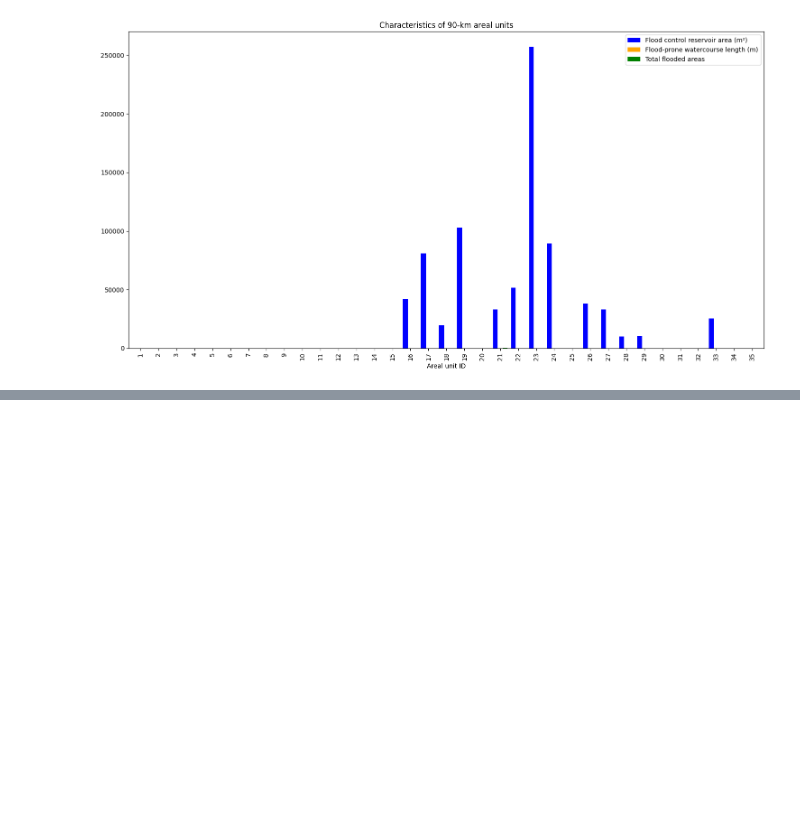
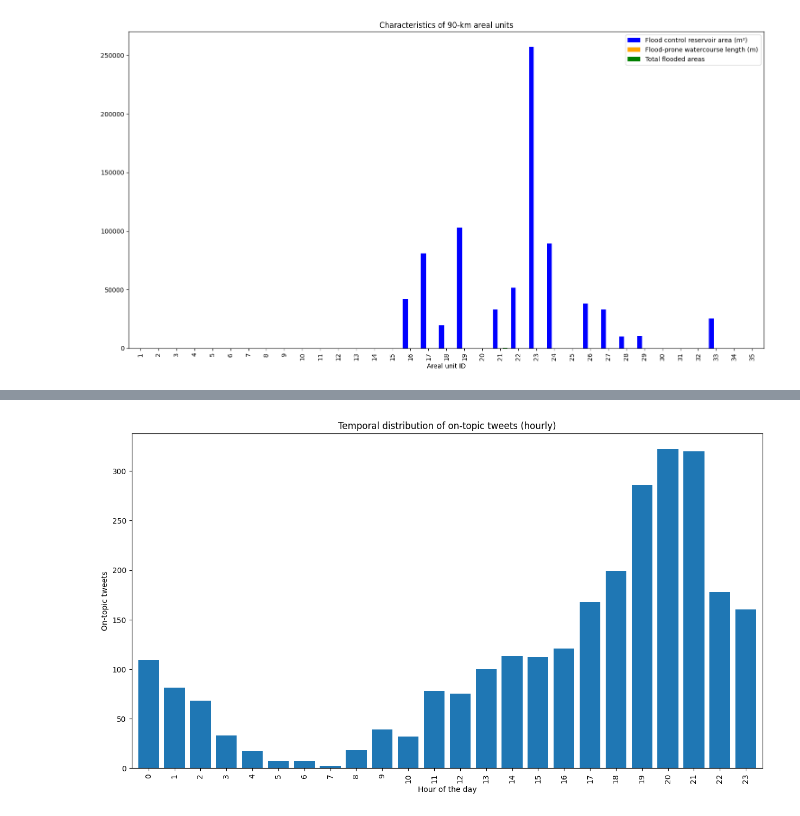
Before and after one commit to liviadegrossi/MBA-Monograph, a Jupyter notebook: data-exploration.ipynb, the cells around one changed output, grey strips where cells are left out. Cells and saved outputs as stored; diff of their text form; code cells hidden in the pictures; blank space fills up the shorter version.

Commit message:
Exploratory analysis - hourly distribution of on-topic tweets

```diff
--- a/data-exploration.ipynb
+++ b/data-exploration.ipynb
@@ -1264,0 +1277,4 @@ plt.show()
+# %%
+on_topic_tweets_temporal_distribution = on_topic_tweets_sp.copy()
+on_topic_tweets_temporal_distribution['hour'] = on_topic_tweets_temporal_distribution['created_at'].dt.hour
+on_topic_tweets_temporal_distribution.head()
@@ -1264,0 +1288,3 @@ plt.show()
+# %%
+on_topic_tweets_temporal_distribution_hour = on_topic_tweets_temporal_distribution.groupby('hour').size().reset_index(name='total_tweets')
+on_topic_tweets_temporal_distribution_hour.head(24)
@@ -1264,0 +1309,16 @@ plt.show()
+# %%
+ax_on_topic_tweets_temporal_distribution_hour = on_topic_tweets_temporal_distribution_hour.plot.bar(
+    x='hour',
+    y='total_tweets',
+    width=0.8,
+    figsize=(15, 8),
+    xlabel='Hour of the day',
+    ylabel='On-topic tweets',
+    title='Temporal distribution of on-topic tweets (hourly)',
+    legend=False
+)
+
+plt.savefig("./images/hourly_temporal_distribution_of_on_topic_tweets.png")
+plt.show()
+# %% [output]
+[figure, added]
```
Also changed, not shown: parts of 10 cells of this notebook, 1 other file.
